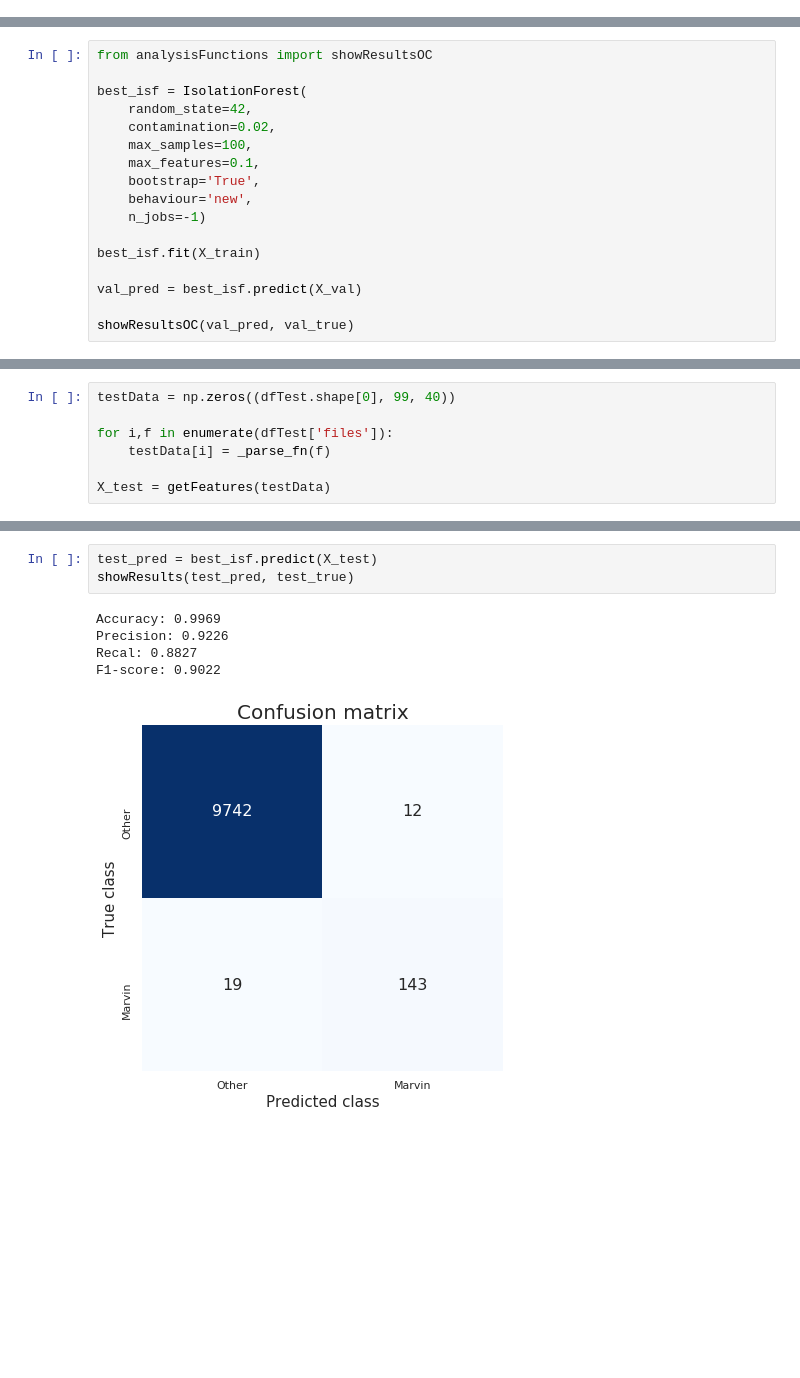
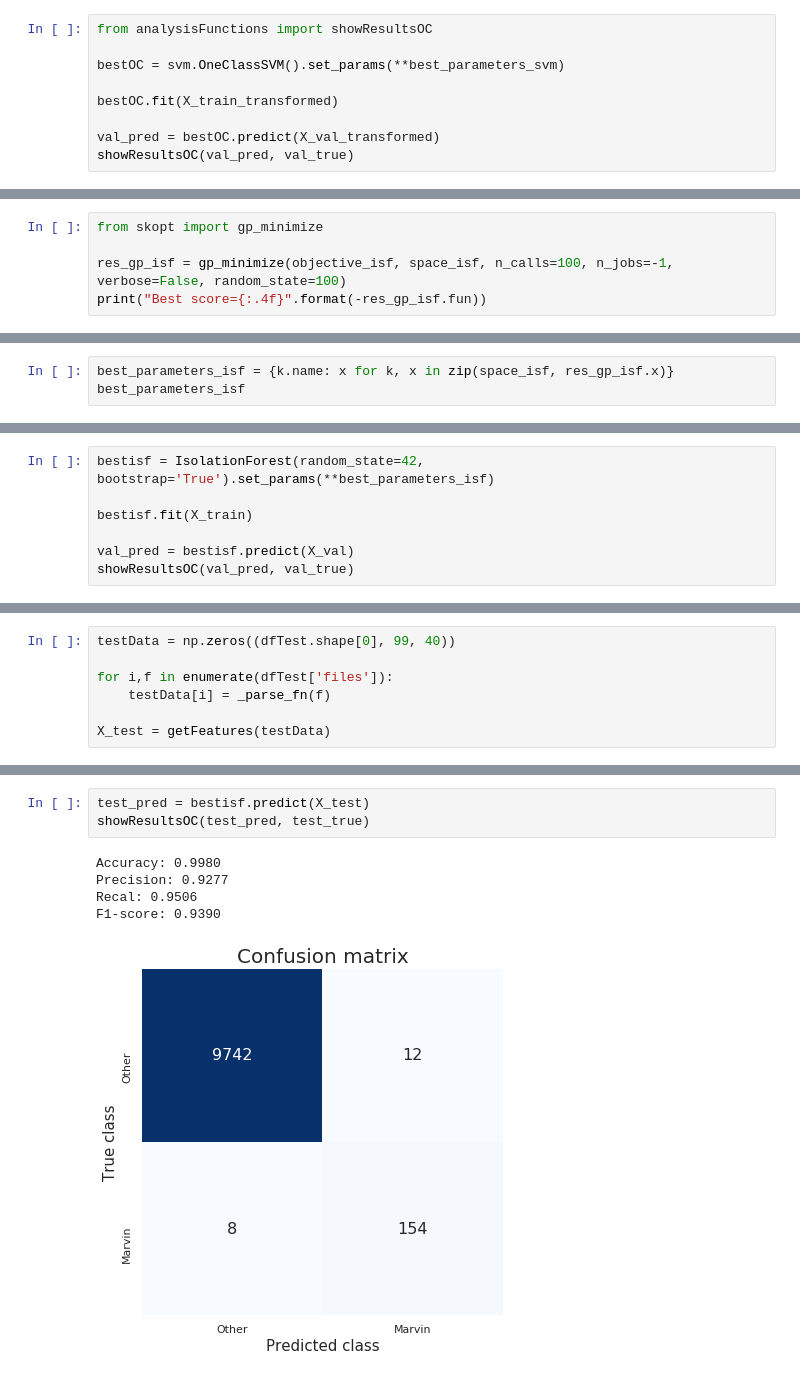
Before and after one commit to Mmiglio/SpeechRecognition, a Jupyter notebook: notebooks/OneClass_Marvin.ipynb, the cells around one changed output, grey strips where cells are left out. Drawn from its saved outputs; the diff is of its cells as text; blank space fills up the shorter version.

```diff
--- a/notebooks/OneClass_Marvin.ipynb
+++ b/notebooks/OneClass_Marvin.ipynb
@@ -307,0 +393,9 @@ X_val = getFeatures(valData)
+# %%
+from analysisFunctions import showResultsOC
+
+bestOC = svm.OneClassSVM().set_params(**best_parameters_svm)
+
+bestOC.fit(X_train_transformed)
+
+val_pred = bestOC.predict(X_val_transformed)
+showResultsOC(val_pred, val_true)
@@ -392,0 +456,5 @@ fig.show()
+# %%
+from skopt import gp_minimize
+
+res_gp_isf = gp_minimize(objective_isf, space_isf, n_calls=100, n_jobs=-1, verbose=False, random_state=100)
+print("Best score={:.4f}".format(-res_gp_isf.fun))
@@ -392,0 +470,3 @@ fig.show()
+# %%
+best_parameters_isf = {k.name: x for k, x in zip(space_isf, res_gp_isf.x)}
+best_parameters_isf
@@ -393,18 +478,8 @@ fig.show()
 # %%
-from analysisFunctions import showResultsOC
+bestisf = IsolationForest(random_state=42, bootstrap='True').set_params(**best_parameters_isf)
 
-best_isf = IsolationForest(
-    random_state=42,
-    contamination=0.02,
-    max_samples=100,
-    max_features=0.1,
-    bootstrap='True',
-    behaviour='new',
-    n_jobs=-1)
+bestisf.fit(X_train)
 
-best_isf.fit(X_train)
-
-val_pred = best_isf.predict(X_val)
-
+val_pred = bestisf.predict(X_val)
 showResultsOC(val_pred, val_true)
 # %% [output]
@@ -440,9 +526,9 @@ dfTest.loc[dfTest['category']=='_background_noise_', :].head()
 # %%
-test_pred = best_isf.predict(X_test)
-showResults(test_pred, test_true)
+test_pred = bestisf.predict(X_test)
+showResultsOC(test_pred, test_true)
 # %% [output]
-Accuracy: 0.9969
-Precision: 0.9226
-Recal: 0.8827
-F1-score: 0.9022
+Accuracy: 0.9980
+Precision: 0.9277
+Recal: 0.9506
+F1-score: 0.9390
-[figure, old version]
+[figure, new version]
```
Also changed, not shown: parts of 51 cells of this notebook.
